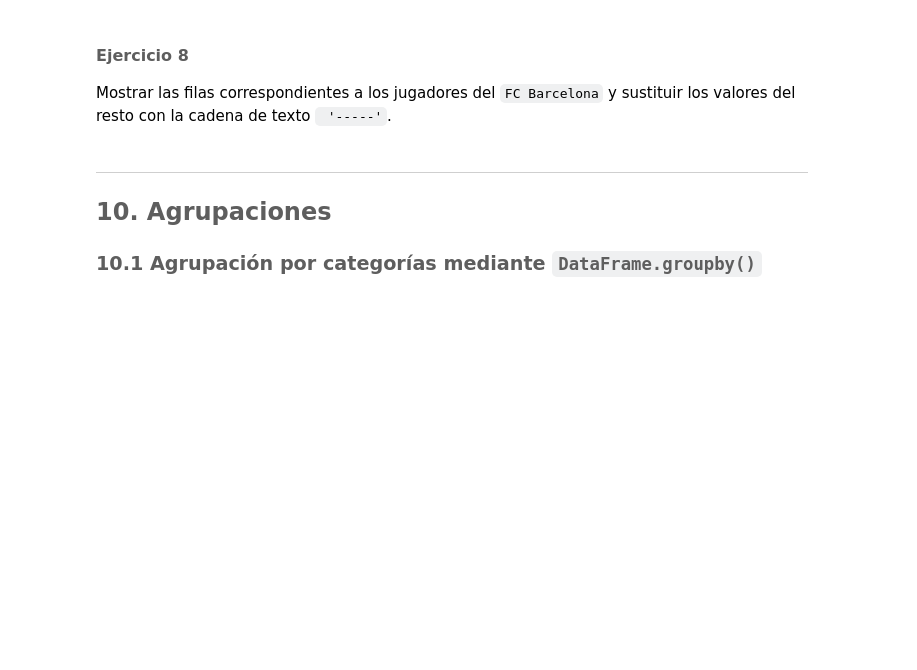
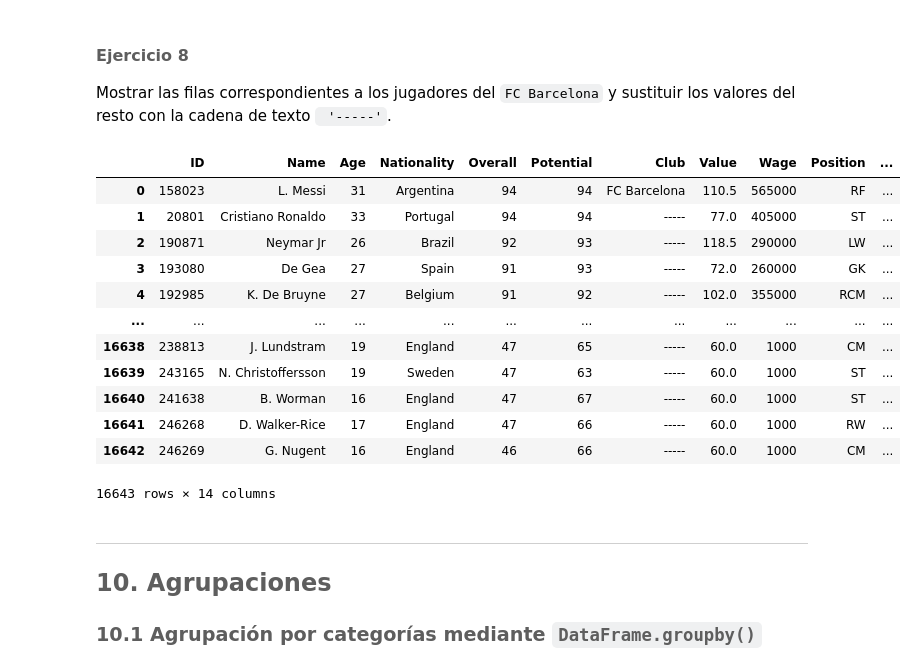
Before and after one commit to aotalwork/PRACTICAS-Y-LIBRETAS, a Jupyter notebook: PRACTICAS AVD/pandas/Ejercicios II.ipynb, the cells around one changed output. Saved outputs shown, nothing was run; the diff lists cells and outputs as text; code cells hidden in the pictures; blank space fills up the shorter version.

```diff
--- a/PRACTICAS AVD/pandas/Ejercicios II.ipynb
+++ b/PRACTICAS AVD/pandas/Ejercicios II.ipynb
@@ -148,6 +298,24 @@ El *DataFrame* `df_fifa_att` contiene columnas con información sobre las caract
 ### <font size=3 color="#5E5E5E"> <i class="fa fa-pencil-square-o" aria-hidden="true" style="color:#5E5E5E"></i> Ejercicio 8</font>
 
 Mostrar las filas correspondientes a los jugadores del `FC Barcelona` y sustituir los valores del resto con la cadena de texto ` '-----'`.
+# %%
+df_fifa_copy = df_fifa
+df_fifa_copy.loc[df_fifa_copy["Club"] != "FC Barcelona", "Club"] = "-----"
+df_fifa_copy
+# %% [output]
+|  | ID | Name | Age | Nationality | Overall | Potential | Club | Value | Wage | Position | ... |
+| 0 | 158023 | L. Messi | 31 | Argentina | 94 | 94 | FC Barcelona | 110.5 | 565000 | RF | ... |
+| 1 | 20801 | Cristiano Ronaldo | 33 | Portugal | 94 | 94 | ----- | 77.0 | 405000 | ST | ... |
+| 2 | 190871 | Neymar Jr | 26 | Brazil | 92 | 93 | ----- | 118.5 | 290000 | LW | ... |
+| 3 | 193080 | De Gea | 27 | Spain | 91 | 93 | ----- | 72.0 | 260000 | GK | ... |
+| 4 | 192985 | K. De Bruyne | 27 | Belgium | 91 | 92 | ----- | 102.0 | 355000 | RCM | ... |
+| ... | ... | ... | ... | ... | ... | ... | ... | ... | ... | ... | ... |
+| 16638 | 238813 | J. Lundstram | 19 | England | 47 | 65 | ----- | 60.0 | 1000 | CM | ... |
+| 16639 | 243165 | N. Christoffersson | 19 | Sweden | 47 | 63 | ----- | 60.0 | 1000 | ST | ... |
+| 16640 | 241638 | B. Worman | 16 | England | 47 | 67 | ----- | 60.0 | 1000 | ST | ... |
+| 16641 | 246268 | D. Walker-Rice | 17 | England | 47 | 66 | ----- | 60.0 | 1000 | RW | ... |
+| 16642 | 246269 | G. Nugent | 16 | England | 46 | 66 | ----- | 60.0 | 1000 | CM | ... |
+16643 rows × 14 columns
 # %% [markdown]
 <div align="right">
 <a href="#indice"><font size=5 color=#B51700><i class="fa fa-arrow-circle-up" aria-hidden="true" ></i></font></a>
```
Also changed, not shown: parts of 15 cells of this notebook, 4 other files.
